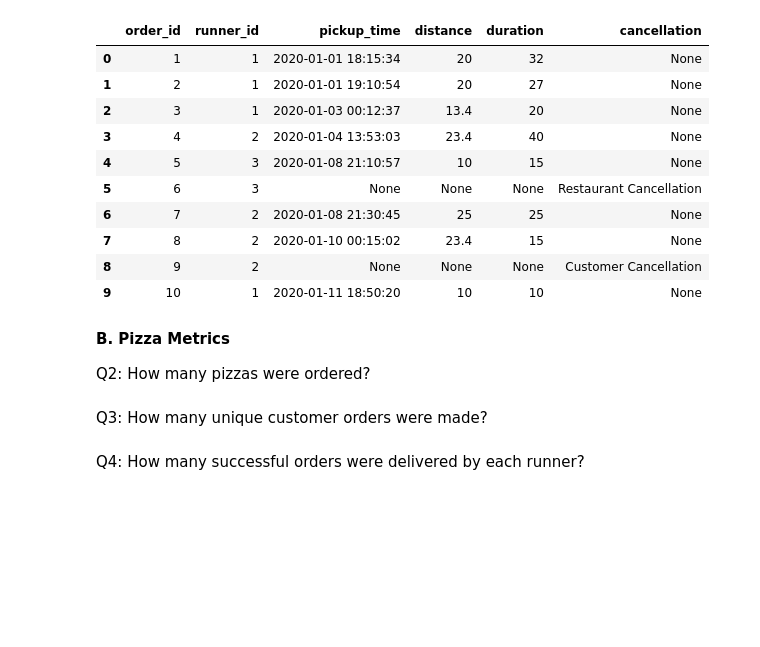
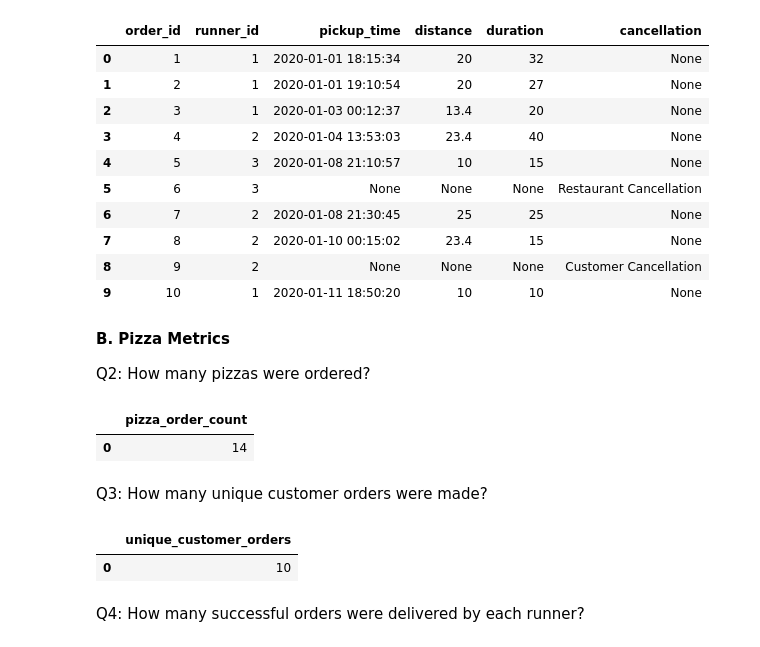
Before and after one commit to 20100215/8_Week_SQL_Challenge, a Jupyter notebook: Week 2 (Pizza Runner)/week2.ipynb, the cells around one changed output. Cells and saved outputs as stored; diff of their text form; code cells hidden in the pictures; blank space fills up the shorter version.

```diff
--- a/Week 2 (Pizza Runner)/week2.ipynb
+++ b/Week 2 (Pizza Runner)/week2.ipynb
@@ -243,7 +243,23 @@ query("SELECT * FROM runner_orders_clean")
 **B. Pizza Metrics**
 
 Q2: How many pizzas were ordered?
+# %%
+query("""
+    SELECT COUNT(*) as pizza_order_count
+    FROM customer_orders_clean
+""")
+# %% [output]
+|  | pizza_order_count |
+| 0 | 14 |
 # %% [markdown]
 Q3: How many unique customer orders were made?
+# %%
+query("""
+    SELECT COUNT(DISTINCT order_id) as unique_customer_orders
+    FROM customer_orders_clean
+""")
+# %% [output]
+|  | unique_customer_orders |
+| 0 | 10 |
 # %% [markdown]
 Q4: How many successful orders were delivered by each runner?
```
Also changed, not shown: parts of 2 cells of this notebook.
